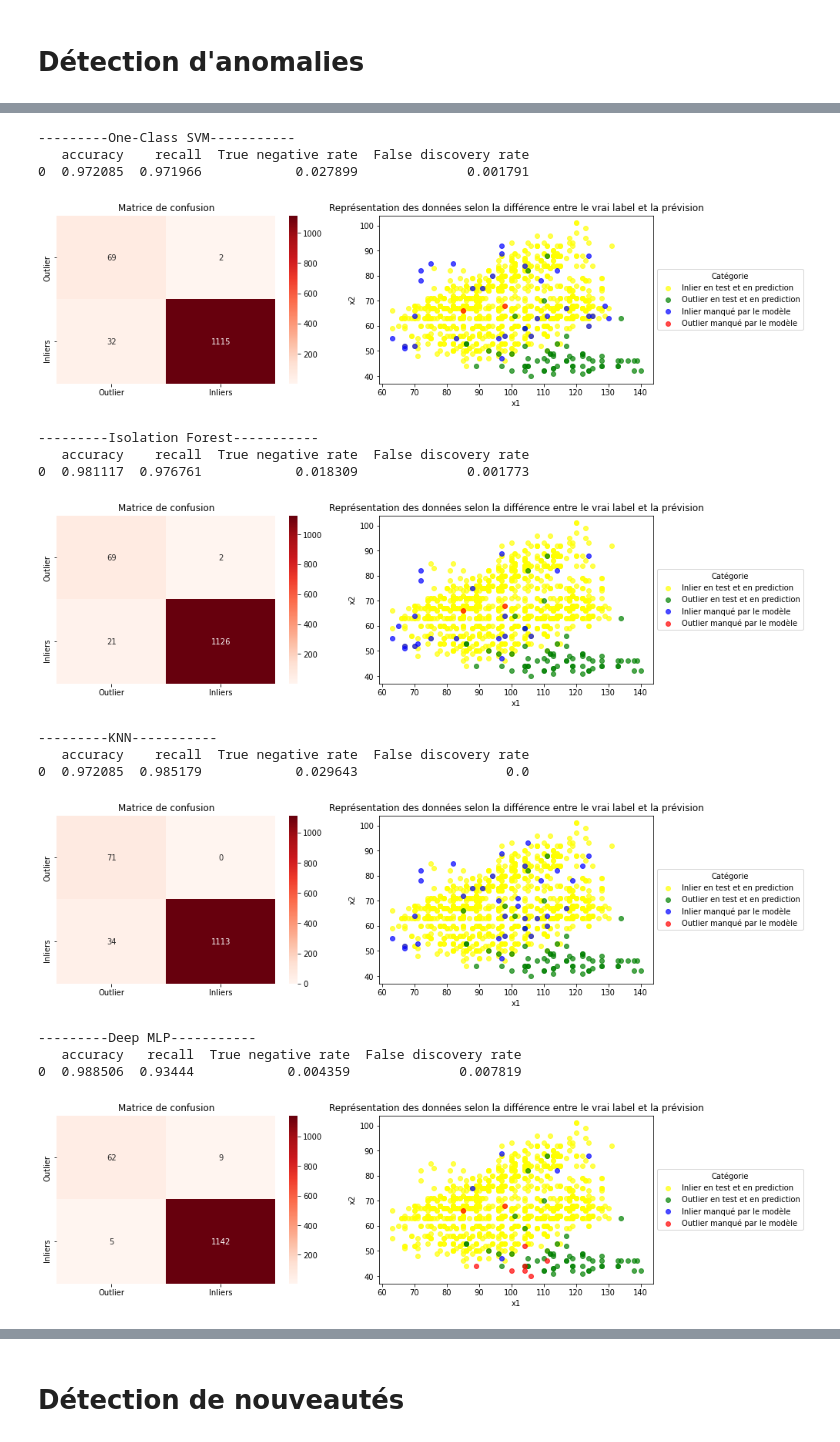
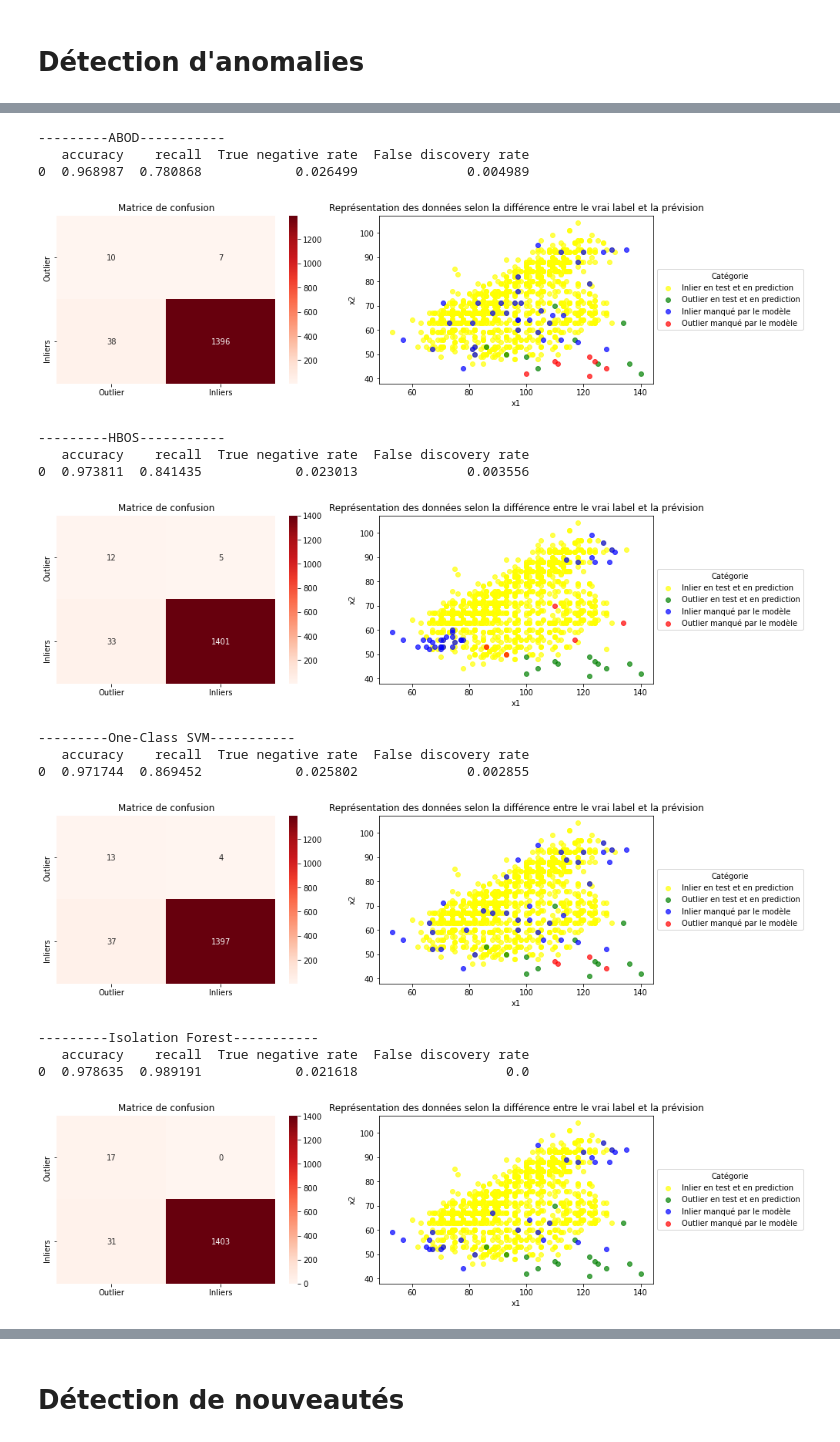
Before and after one commit to Benoitane/Detection-anomalies-et-nouveautes, a Jupyter notebook: TAA.ipynb, the cells around one changed output, grey strips where cells are left out. Cells and saved outputs as stored; diff of their text form; code cells hidden in the pictures.

```diff
--- a/TAA.ipynb
+++ b/TAA.ipynb
@@ -249,56 +250,58 @@ Trainable params: 908
 Non-trainable params: 0
 _________________________________________________________________
 # %%
-novelty_algorithms = [
+anomaly_algorithms = [
+    ('ABOD', ABOD(contamination=outlier_prop, n_neighbors=30)),
+    ('HBOS', HBOS(contamination=outlier_prop)),
     ("One-Class SVM", OneClassSVM(nu=outlier_prop, kernel="rbf", gamma=0.0001)),
     ("Isolation Forest", IsolationForest(n_estimators=300, max_samples = 600, contamination=outlier_prop, max_features=30, random_state=42)),
     ("KNN", KNN(contamination = outlier_prop, n_neighbors=30)),
     ("Deep MLP", autoencoder),
     ("Local Outlier Factor", LocalOutlierFactor(n_neighbors=15, contamination=outlier_prop))
     ]
-algo_particuliers = ["KNN","Local Outlier Factor","Deep MLP"]
+algo_particuliers = ["ABOD","HBOS","KNN","Local Outlier Factor","Deep MLP"]
 # %%
- for name, algorithm in novelty_algorithms:
-   if name == "KNN":
+ for name, algorithm in anomaly_algorithms:
+   if (name == "KNN") | (name == "ABOD") | (name == "HBOS"):
      algorithm.fit(X_train)
      y_pred = algorithm.predict(X_test)
      y_pred[y_pred == 1] = -1
      y_pred[y_pred == 0] = 1
      print('---------'+name+'-----------')
      print(evaluate(y_test,y_pred))
      evaluation_detection(y_test,y_pred)
    if name == "Local Outlier Factor":
      algorithm.fit(X_train)
      y_pred = algorithm.fit_predict(X_test)
      print('---------'+name+'-----------')
      print(evaluate(y_test,y_pred))
      evaluation_detection(y_test,y_pred)
    if name == "Deep MLP":
      algorithm.fit(X_train_scaled, X_train_scaled, epochs=nb_epoch,batch_size=batch_size,shuffle=True,validation_split=0.33, verbose=0)
      y_pred = deep_predict(algorithm,X_test_scaled)
      print('---------'+name+'-----------')
      print(evaluate(y_test,y_pred))
      evaluation_detection(y_test,y_pred)
    if name not in algo_particuliers:
      algorithm.fit(X_train)
      y_pred = algorithm.predict(X_test)
      print('---------'+name+'-----------')
      print(evaluate(y_test,y_pred))
      evaluation_detection(y_test,y_pred)
 # %% [output]
----------One-Class SVM-----------
+---------ABOD-----------
    accuracy    recall  True negative rate  False discovery rate
-0  0.972085  0.971966            0.027899              0.001791
+0  0.968987  0.780868            0.026499              0.004989
-[figure, old version]
+[figure, new version]
----------Isolation Forest-----------
+---------HBOS-----------
    accuracy    recall  True negative rate  False discovery rate
-0  0.981117  0.976761            0.018309              0.001773
+0  0.973811  0.841435            0.023013              0.003556
-[figure, old version]
+[figure, new version]
----------KNN-----------
+---------One-Class SVM-----------
    accuracy    recall  True negative rate  False discovery rate
-0  0.972085  0.985179            0.029643                   0.0
+0  0.971744  0.869452            0.025802              0.002855
-[figure, old version]
+[figure, new version]
----------Deep MLP-----------
-   accuracy   recall  True negative rate  False discovery rate
-0  0.988506  0.93444            0.004359              0.007819
+---------Isolation Forest-----------
+   accuracy    recall  True negative rate  False discovery rate
+0  0.978635  0.989191            0.021618                   0.0
-[figure, old version]
+[figure, new version]
```
Also changed, not shown: parts of 7 cells of this notebook.
